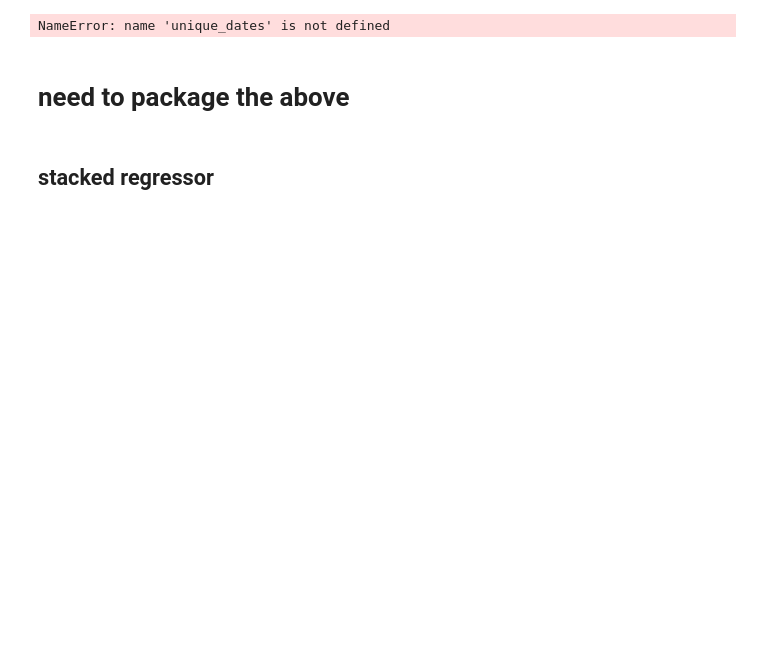
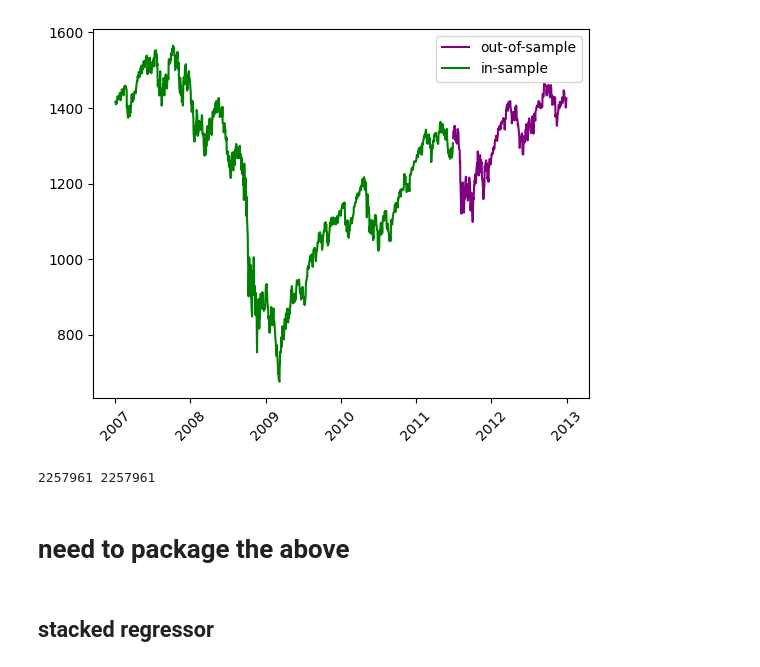
Before and after one commit to boomelage/machine-learning-option-pricing, a Jupyter notebook: stacked_regressor_test.ipynb, the cells around one changed output. Drawn from its saved outputs; the diff is of its cells as text; code cells hidden in the pictures; blank space fills up the shorter version.

```diff
--- a/stacked_regressor_test.ipynb
+++ b/stacked_regressor_test.ipynb
@@ -26,10 +26,8 @@ print("\n"+"#"*18+"\n# training start #\n"+
 from convsklearn import barrier_trainer, asian_trainer
 from feature_collector import collect_features
 price_name = 'barrier_price'
-filetag = 'bloomberg barrier options'
 trainer = barrier_trainer
-data_dir = os.path.join(root,ms.cboe_spx_barriers['dump'])
-
+data_dir = os.path.join(root,ms.bloomberg_spx_barriers['dump'])
 dataset = collect_features(data_dir,price_name)
 # %% [output]
 ##################
@@ -40,29 +38,30 @@ Thu Oct 31 20:40:05 2024
 # %%
-daets = pd.Series(np.sort(dataset['calculation_date'].unique()))
+dates = pd.Series(np.sort(dataset['calculation_date'].unique()))
 development_dates = dates[:len(dates)*3//4]
 # development_dates = dates[dates<=pd.Timestamp(2008,9,1)]
 test_dates = dates[~dates.isin(development_dates)]
 train_data = dataset[dataset['calculation_date'].isin(development_dates)]
 test_data = dataset[dataset['calculation_date'].isin(test_dates)]
 
 train_plot = train_data[['calculation_date','spot_price']].copy().set_index('calculation_date').drop_duplicates()
 test_plot = test_data[['calculation_date','spot_price']].copy().set_index('calculation_date').drop_duplicates()
 plt.figure()
 plt.xticks(rotation=45)
 plt.plot(test_plot,color='purple',label='out-of-sample')
 plt.plot(train_plot,color='green',label='in-sample')
 plt.legend()
 plt.show()
 arrs = trainer.get_train_test_arrays(
     train_data, test_data)
 train_X = arrs['train_X']
 train_y = arrs['train_y']
 test_X = arrs['test_X']
 test_y = arrs['test_y']
 preprocessor = trainer.preprocess()
 print(len(train_y),len(train_X))
 # %% [output]
+[figure, added]
-NameError: name 'unique_dates' is not defined
+2257961 2257961
 # %% [markdown]
 # need to package the above
 # %% [markdown]
```
Also changed, not shown: parts of 4 cells of this notebook, 16 other files.
